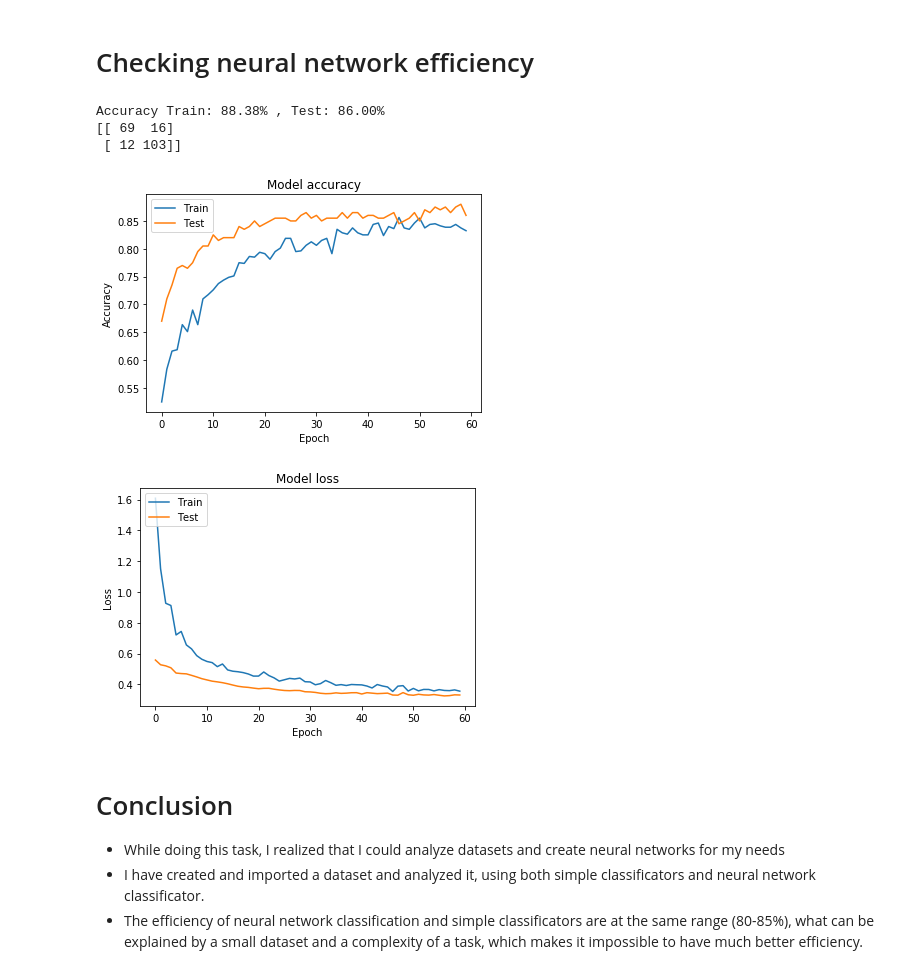
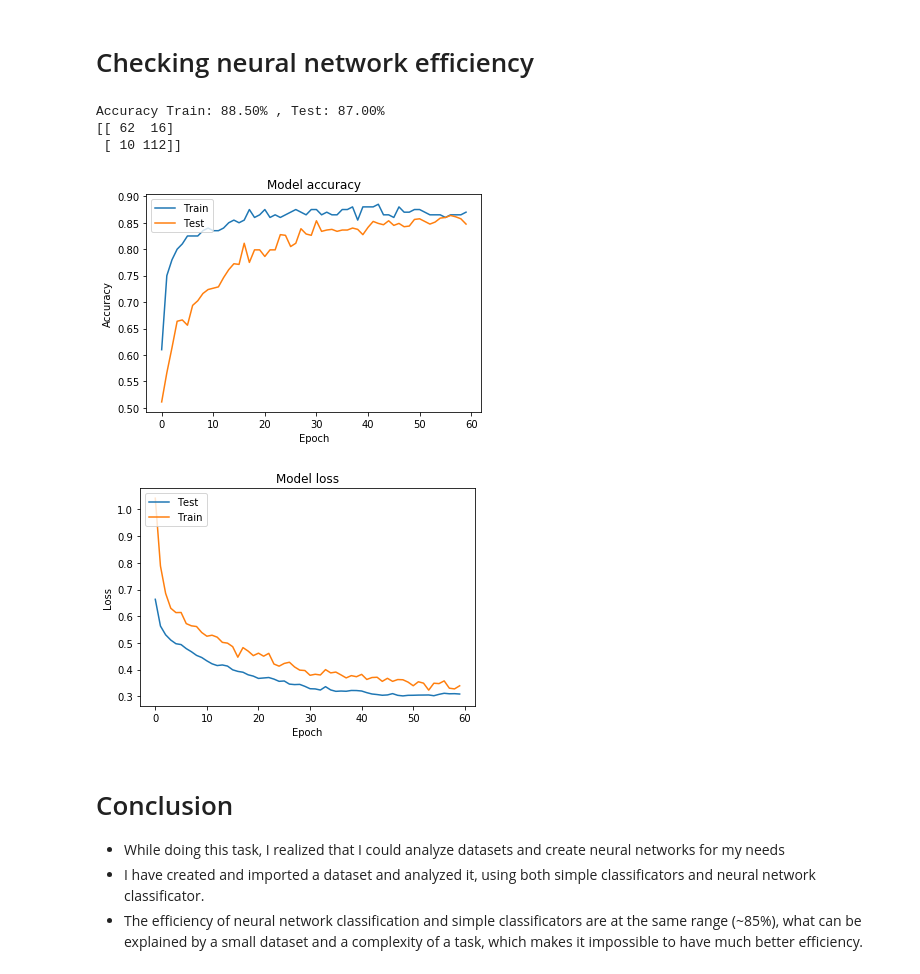
Before and after one commit to AndriiFedorchuk/Machine-learning-course, a Jupyter notebook: Main_project_new.ipynb, the cells around one changed output. Drawn from its saved outputs; the diff is of its cells as text; code cells hidden in the pictures.

```diff
--- a/Main_project_new.ipynb
+++ b/Main_project_new.ipynb
@@ -257,44 +263,44 @@ from sklearn import metrics
 
 # evaluate the model
 scores_train = model.evaluate(x_train, y_train, verbose=0)
 scores_test  = model.evaluate(x_test,  y_test,  verbose=0)
 
 print("Accuracy Train: %.2f%% , Test: %.2f%% " % (scores_train[1]*100, scores_test[1]*100 ))
 
 # Confusion matrix result
 from sklearn.metrics import classification_report, confusion_matrix
 y_pred = model.predict(x_test, verbose=2)
 
 #confusion matrix
 #since y_pred has a shape(200,2) than argmax finds which output cell is bigger
 
 cm = confusion_matrix((y_test+0.5).astype(int),np.argmax(y_pred,axis=1))
 print(cm)
 
+plt.plot(history.history['val_acc'])
 plt.plot(history.history['acc'])
-plt.plot(history.history['val_acc'])
 plt.title('Model accuracy')
 plt.ylabel('Accuracy')
 plt.xlabel('Epoch')
 plt.legend(['Train', 'Test'], loc='upper left')
 plt.show()
 
+plt.plot(history.history['val_loss'])
 plt.plot(history.history['loss'])
-plt.plot(history.history['val_loss'])
 plt.title('Model loss')
 plt.ylabel('Loss')
 plt.xlabel('Epoch')
-plt.legend(['Train', 'Test'], loc='upper left')
+plt.legend(['Test', 'Train'], loc='upper left')
 plt.show()
 # %% [output]
-Accuracy Train: 88.38% , Test: 86.00%
-[[ 69  16]
- [ 12 103]]
+Accuracy Train: 88.50% , Test: 87.00%
+[[ 62  16]
+ [ 10 112]]
-[figure, old version]
+[figure, new version]
-[figure, old version]
+[figure, new version]
 # %% [markdown]
 # Conclusion
 
 - While doing this task, I realized that I could analyze datasets and create neural networks for my needs
 - I have created and imported a dataset and analyzed it, using both simple classificators and neural network classificator.
-- The efficiency of neural network classification and simple classificators are at the same range (80-85%), what can be explained by a small dataset and a complexity of a task, which makes it impossible to have much better efficiency.
+- The efficiency of neural network classification and simple classificators are at the same range (~85%), what can be explained by a small dataset and a complexity of a task, which makes it impossible to have much better efficiency.
```
Also changed, not shown: parts of 5 cells of this notebook.
